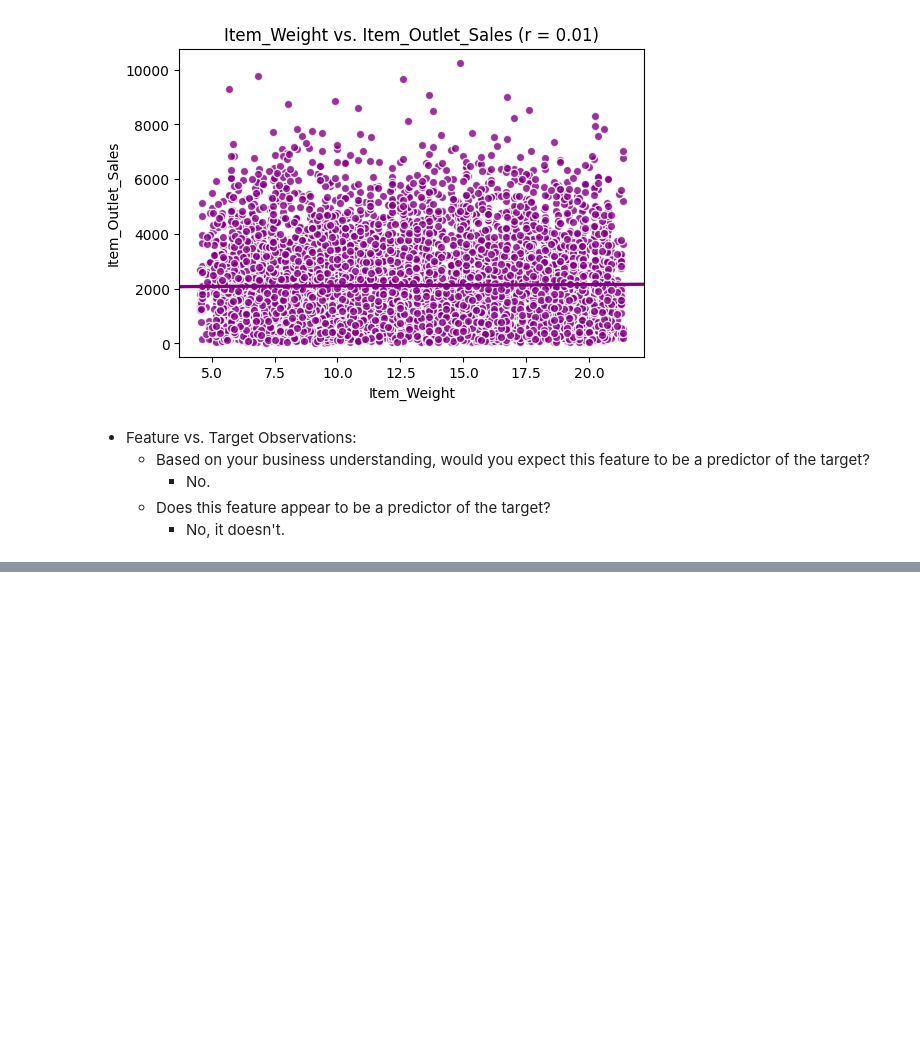
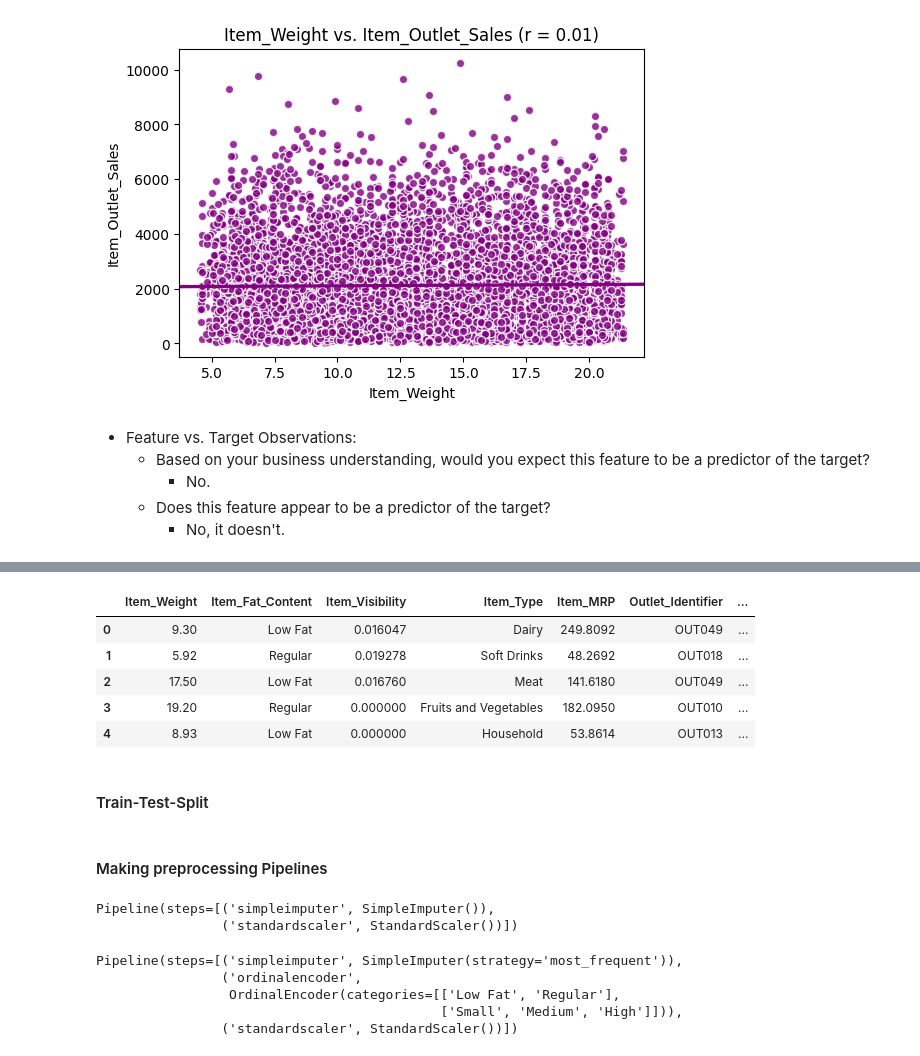
Before and after one commit to ElhamIsm/Prediction-of-Product-Sales, a Jupyter notebook: Prediction_of_Product_Sales.ipynb, the cells around one changed output, grey strips where cells are left out. Drawn from its saved outputs; the diff is of its cells as text; code cells hidden in the pictures; blank space fills up the shorter version.

```diff
--- a/Prediction_of_Product_Sales.ipynb
+++ b/Prediction_of_Product_Sales.ipynb
@@ -565,0 +573,15 @@ fig, ax = plot_numeric_vs_target(df, "Item_Weight", color = 'purple', truncate =
+# %%
+import pandas as pd
+import numpy as np
+import matplotlib.pyplot as plt
+import seaborn as sns
+pd.set_option('display.max_columns',100)
+import missingno
+from sklearn.model_selection import train_test_split
+from sklearn.compose import ColumnTransformer
+from sklearn.preprocessing import StandardScaler, OneHotEncoder, OrdinalEncoder
+from sklearn.pipeline import make_pipeline
+from sklearn.impute import SimpleImputer
+# Set pandas as the default output for sklearn
+from sklearn import set_config
+set_config(transform_output='pandas')
@@ -565,0 +643,5 @@ fig, ax = plot_numeric_vs_target(df, "Item_Weight", color = 'purple', truncate =
+# %%
+target = 'Item_Outlet_Sales'
+X = df.drop(columns=['Item_Outlet_Sales'])
+y = df[target]
+X.head()
@@ -565,0 +655,13 @@ fig, ax = plot_numeric_vs_target(df, "Item_Weight", color = 'purple', truncate =
+# %%
+# We will drop the item identifier column because it has a high cardinality
+X = X.drop(columns=['Item_Identifier'])
+X.head()
+# %% [output]
+|  | Item_Weight | Item_Fat_Content | Item_Visibility | Item_Type | Item_MRP | Outlet_Identifier | ... |
+| 0 | 9.30 | Low Fat | 0.016047 | Dairy | 249.8092 | OUT049 | ... |
+| 1 | 5.92 | Regular | 0.019278 | Soft Drinks | 48.2692 | OUT018 | ... |
+| 2 | 17.50 | Low Fat | 0.016760 | Meat | 141.6180 | OUT049 | ... |
+| 3 | 19.20 | Regular | 0.000000 | Fruits and Vegetables | 182.0950 | OUT010 | ... |
+| 4 | 8.93 | Low Fat | 0.000000 | Household | 53.8614 | OUT013 | ... |
+# %% [markdown]
+#### Train-Test-Split
@@ -565,0 +671,39 @@ fig, ax = plot_numeric_vs_target(df, "Item_Weight", color = 'purple', truncate =
+# %% [markdown]
+#### Making preprocessing Pipelines
+# %%
+#numeric piepline
+num_cols = X_train.select_dtypes('number').columns
+#impute null vlaues with mean
+mean_imputer = SimpleImputer(strategy="mean")
+#scale
+scaler = StandardScaler()
+#make Pipeline
+num_pipe = make_pipeline(mean_imputer, scaler)
+num_pipe
+# %% [output]
+Pipeline(steps=[('simpleimputer', SimpleImputer()),
+                ('standardscaler', StandardScaler())])
+# %%
+#ordinal pipeline
+ord_cols = ['Item_Fat_Content', 'Outlet_Size']
+
+# Impute null values using most frequent
+impute_most_frq = SimpleImputer(strategy='most_frequent')
+
+# Ordinal Encoder
+Item_Fat_Content_order = ['Low Fat','Regular']
+Outlet_Size_order = ['Small','Medium', 'High']
+ord_encoder = OrdinalEncoder(categories=[Item_Fat_Content_order,Outlet_Size_order])
+
+# Scale
+ord_scaler = StandardScaler()
+
+# make a pipeline
+ord_pipe = make_pipeline(impute_most_frq, ord_encoder, ord_scaler)
+ord_pipe
+# %% [output]
+Pipeline(steps=[('simpleimputer', SimpleImputer(strategy='most_frequent')),
+                ('ordinalencoder',
+                 OrdinalEncoder(categories=[['Low Fat', 'Regular'],
+                                            ['Small', 'Medium', 'High']])),
+                ('standardscaler', StandardScaler())])
```
Also changed, not shown: parts of 17 cells of this notebook.
